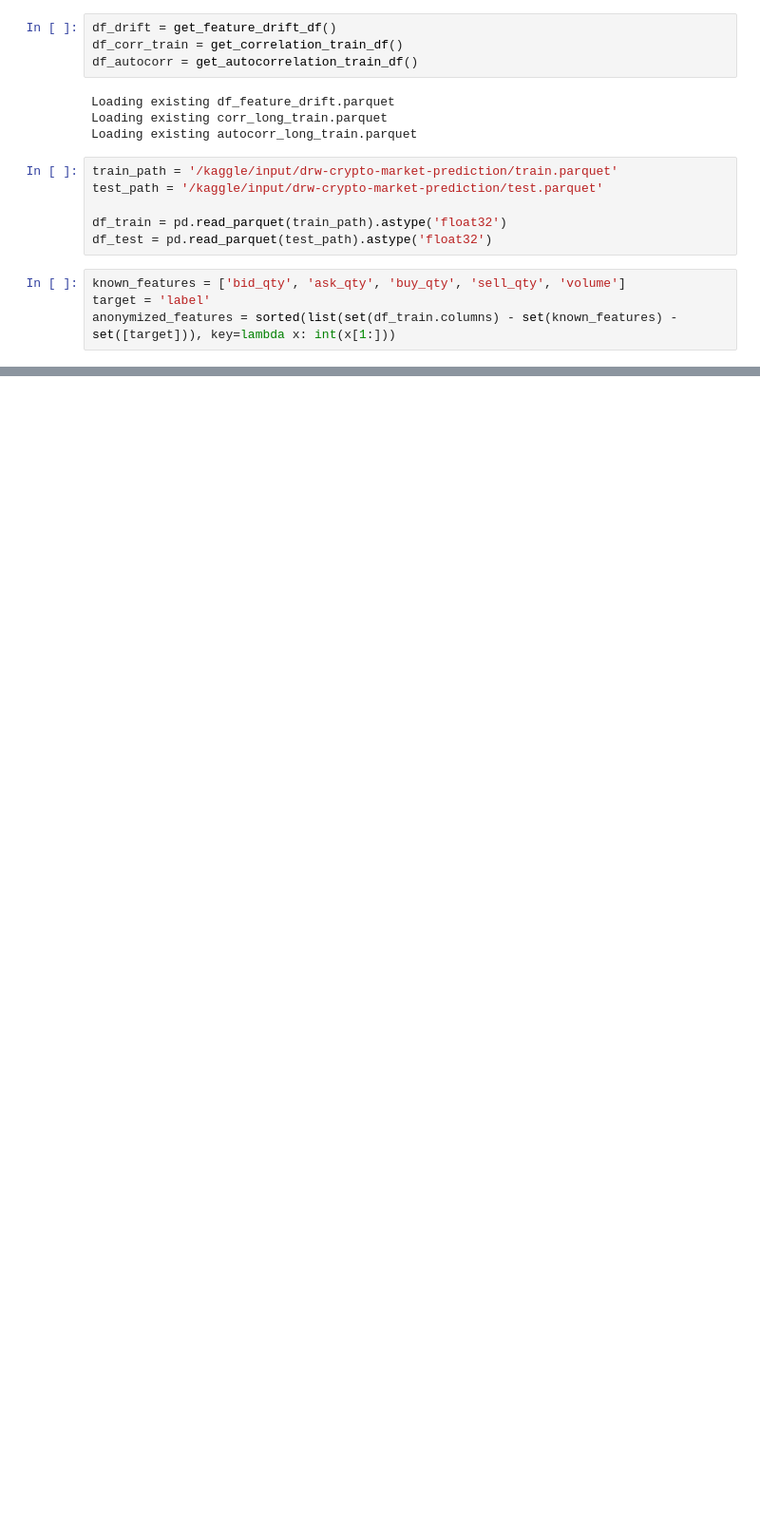
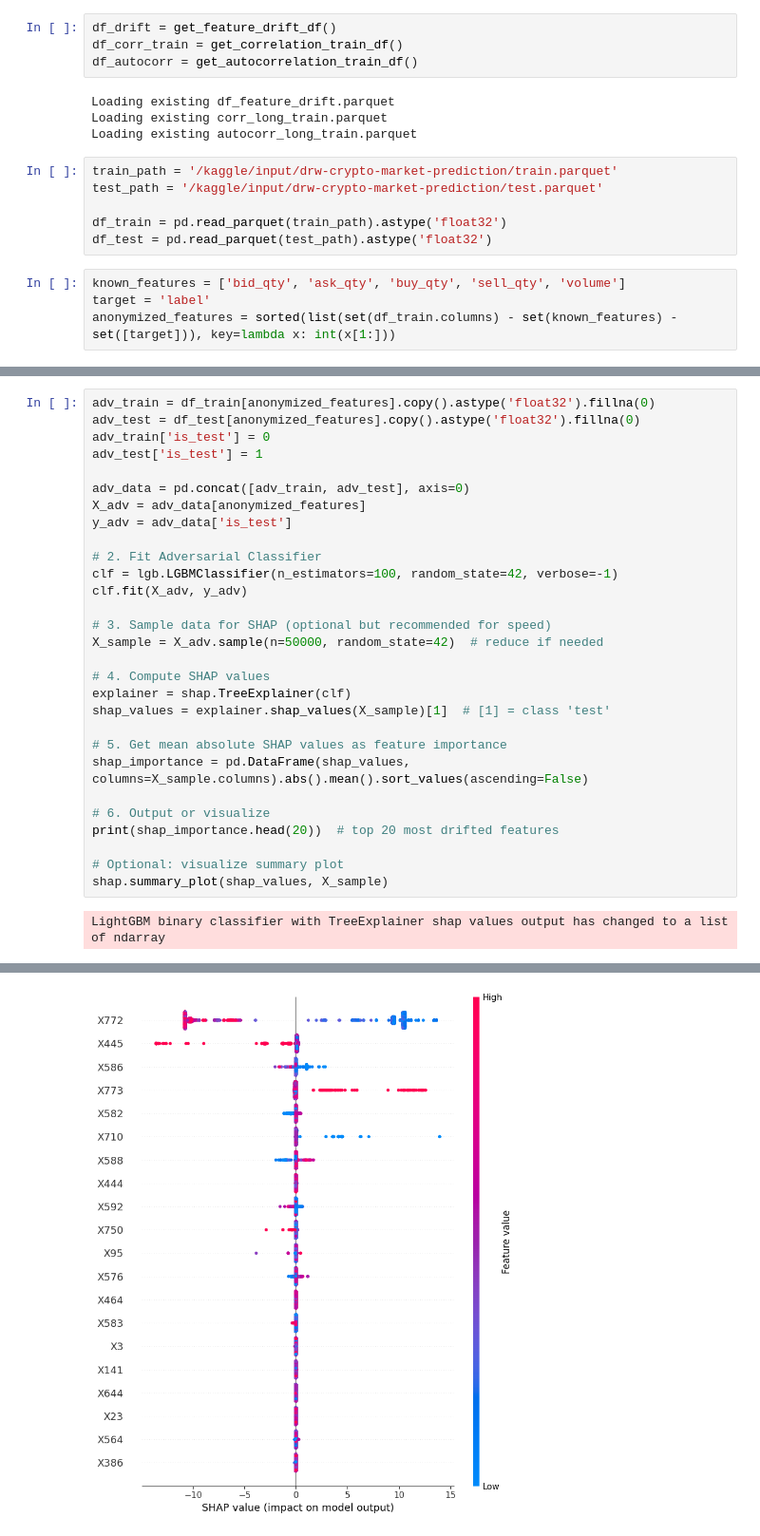
Before and after one commit to CapstoneTeam23UMICH/crypto_market_prediction, a Jupyter notebook: drw-model-v1.ipynb, the cells around one changed output, grey strips where cells are left out. Shown at 95% size. Cells and saved outputs as stored; diff of their text form; blank space fills up the shorter version.

```diff
--- a/drw-model-v1.ipynb
+++ b/drw-model-v1.ipynb
@@ -63,0 +393,31 @@ anonymized_features = sorted(list(set(df_train.columns) - set(known_features) -
+# %%
+adv_train = df_train[anonymized_features].copy().astype('float32').fillna(0)
+adv_test = df_test[anonymized_features].copy().astype('float32').fillna(0)
+adv_train['is_test'] = 0
+adv_test['is_test'] = 1
+
+adv_data = pd.concat([adv_train, adv_test], axis=0)
+X_adv = adv_data[anonymized_features]
+y_adv = adv_data['is_test']
+
+# 2. Fit Adversarial Classifier
+clf = lgb.LGBMClassifier(n_estimators=100, random_state=42, verbose=-1)
+clf.fit(X_adv, y_adv)
+
+# 3. Sample data for SHAP (optional but recommended for speed)
+X_sample = X_adv.sample(n=50000, random_state=42)  # reduce if needed
+
+# 4. Compute SHAP values
+explainer = shap.TreeExplainer(clf)
+shap_values = explainer.shap_values(X_sample)[1]  # [1] = class 'test'
+
+# 5. Get mean absolute SHAP values as feature importance
+shap_importance = pd.DataFrame(shap_values, columns=X_sample.columns).abs().mean().sort_values(ascending=False)
+
+# 6. Output or visualize
+print(shap_importance.head(20))  # top 20 most drifted features
+
+# Optional: visualize summary plot
+shap.summary_plot(shap_values, X_sample)
+# %% [output]
+LightGBM binary classifier with TreeExplainer shap values output has changed to a list of ndarray
@@ -63,0 +441 @@ anonymized_features = sorted(list(set(df_train.columns) - set(known_features) -
+[figure, added]
```
Also changed, not shown: parts of 38 cells of this notebook.
